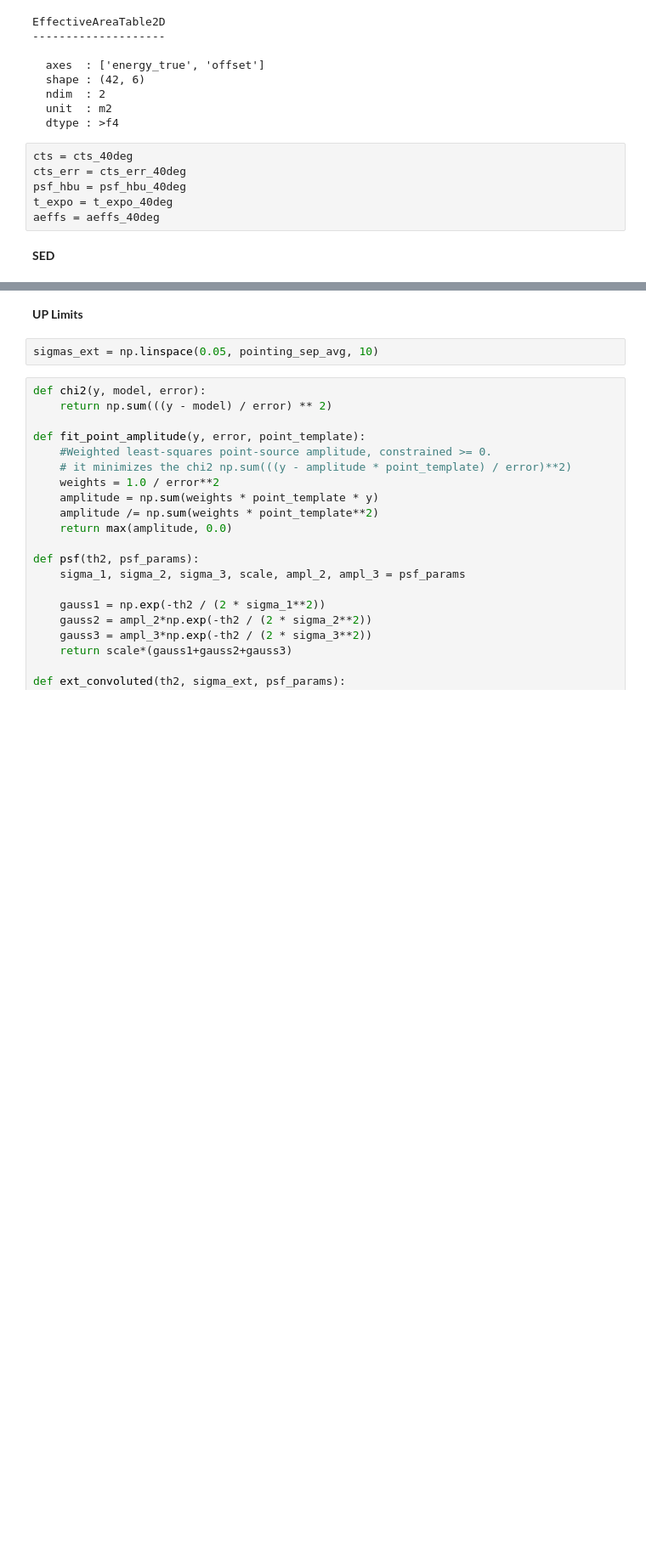
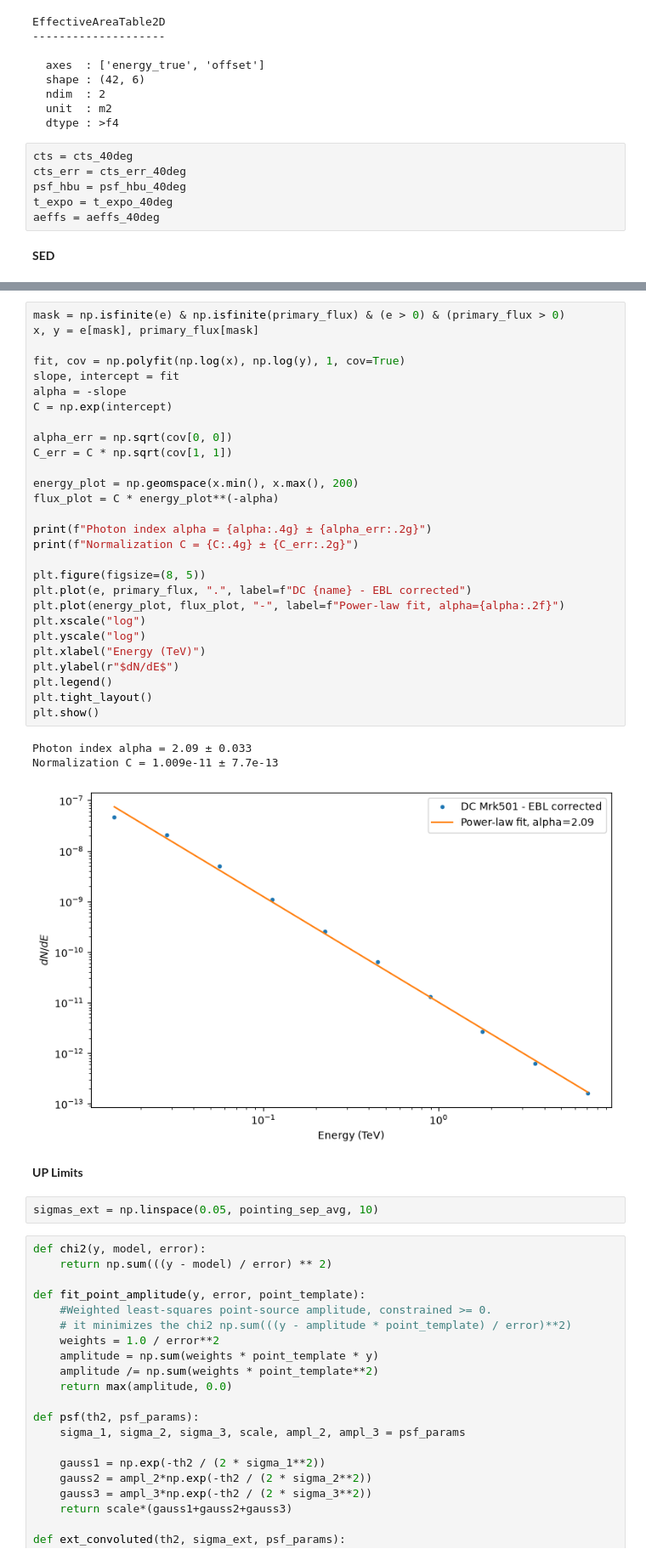
Before and after one commit to Nico812/CTAO-EXT_EM_analyses, a Jupyter notebook: DC_EM_UP_LIM_remaster.ipynb, the cells around one changed output, grey strips where cells are left out. Shown at 85% size. Drawn from its saved outputs; the diff is of its cells as text; blank space fills up the shorter version.

```diff
--- a/DC_EM_UP_LIM_remaster.ipynb
+++ b/DC_EM_UP_LIM_remaster.ipynb
@@ -249,3 +275,35 @@ plt.legend()
+# %%
+mask = np.isfinite(e) & np.isfinite(primary_flux) & (e > 0) & (primary_flux > 0)
+x, y = e[mask], primary_flux[mask]
+
+fit, cov = np.polyfit(np.log(x), np.log(y), 1, cov=True)
+slope, intercept = fit
+alpha = -slope
+C = np.exp(intercept)
+
+alpha_err = np.sqrt(cov[0, 0])
+C_err = C * np.sqrt(cov[1, 1])
+
+energy_plot = np.geomspace(x.min(), x.max(), 200)
+flux_plot = C * energy_plot**(-alpha)
+
+print(f"Photon index alpha = {alpha:.4g} ± {alpha_err:.2g}")
+print(f"Normalization C = {C:.4g} ± {C_err:.2g}")
+
+plt.figure(figsize=(8, 5))
+plt.plot(e, primary_flux, ".", label=f"DC {name} - EBL corrected")
+plt.plot(energy_plot, flux_plot, "-", label=f"Power-law fit, alpha={alpha:.2f}")
+plt.xscale("log")
+plt.yscale("log")
+plt.xlabel("Energy (TeV)")
+plt.ylabel(r"$dN/dE$")
+plt.legend()
+plt.tight_layout()
+plt.show()
+# %% [output]
+Photon index alpha = 2.09 ± 0.033
+Normalization C = 1.009e-11 ± 7.7e-13
+[figure, added]
 # %% [markdown]
 **UP Limits**
 # %%
```
Also changed, not shown: parts of 9 cells of this notebook, 3 other files.
